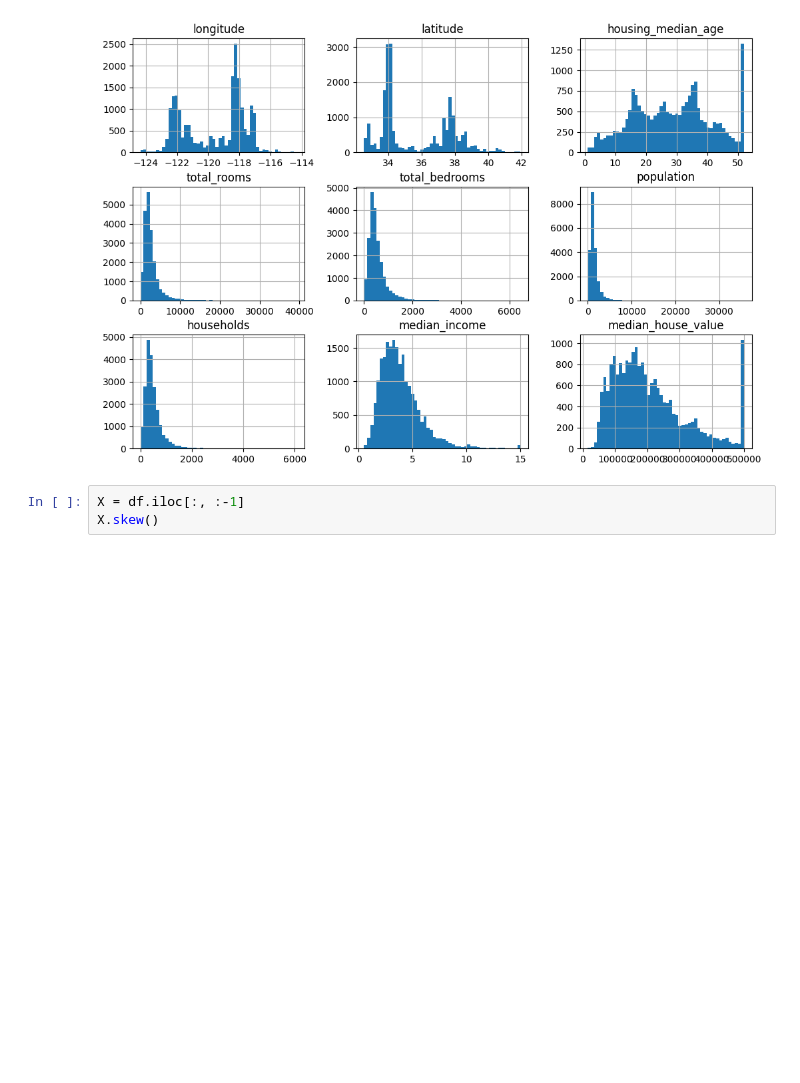
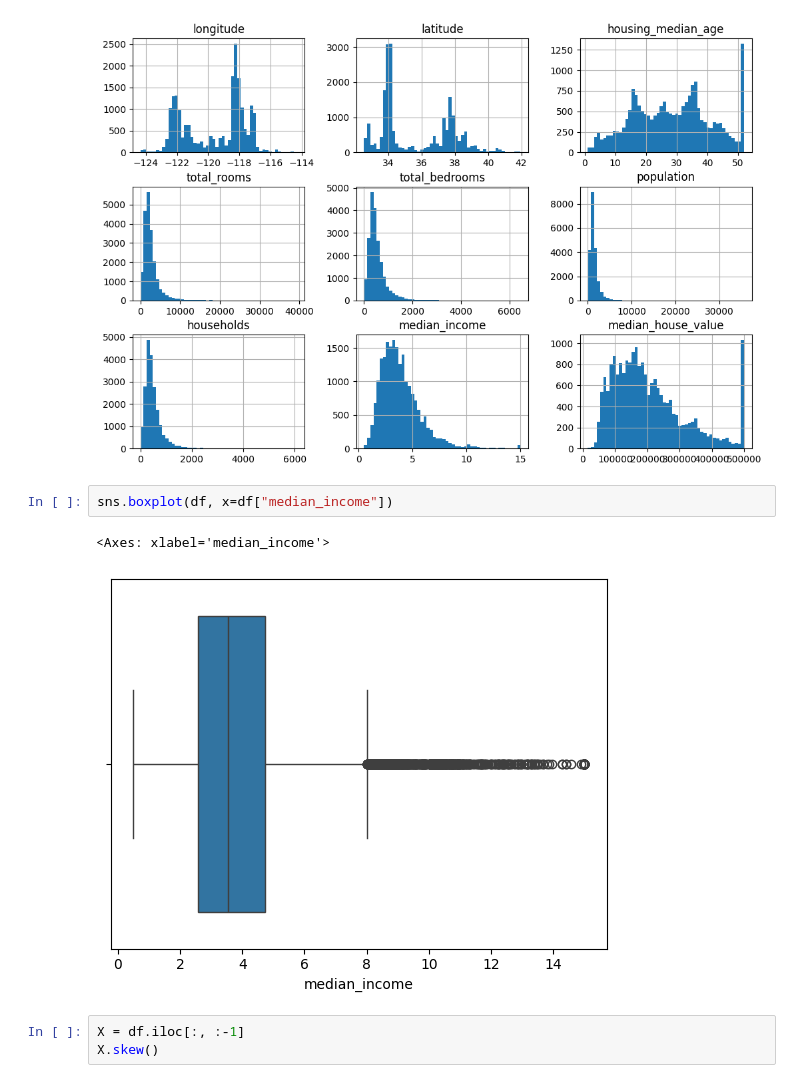
Before and after one commit to JohnHalim/NYC-Trip-Duration, a Jupyter notebook: src/notebooks/Load_dataset.ipynb, the cells around one changed output. Saved outputs shown, nothing was run; the diff lists cells and outputs as text; blank space fills up the shorter version.

```diff
--- a/src/notebooks/Load_dataset.ipynb
+++ b/src/notebooks/Load_dataset.ipynb
@@ -89,6 +89,11 @@ df.hist(bins=50, figsize=(12,8))
 plt.show()
 # %% [output]
 [figure]
+# %%
+sns.boxplot(df, x=df["median_income"])
+# %% [output]
+<Axes: xlabel='median_income'>
+[figure, added]
 # %%
 X = df.iloc[:, :-1]
 X.skew()
```
Also changed, not shown: parts of 9 cells of this notebook.
